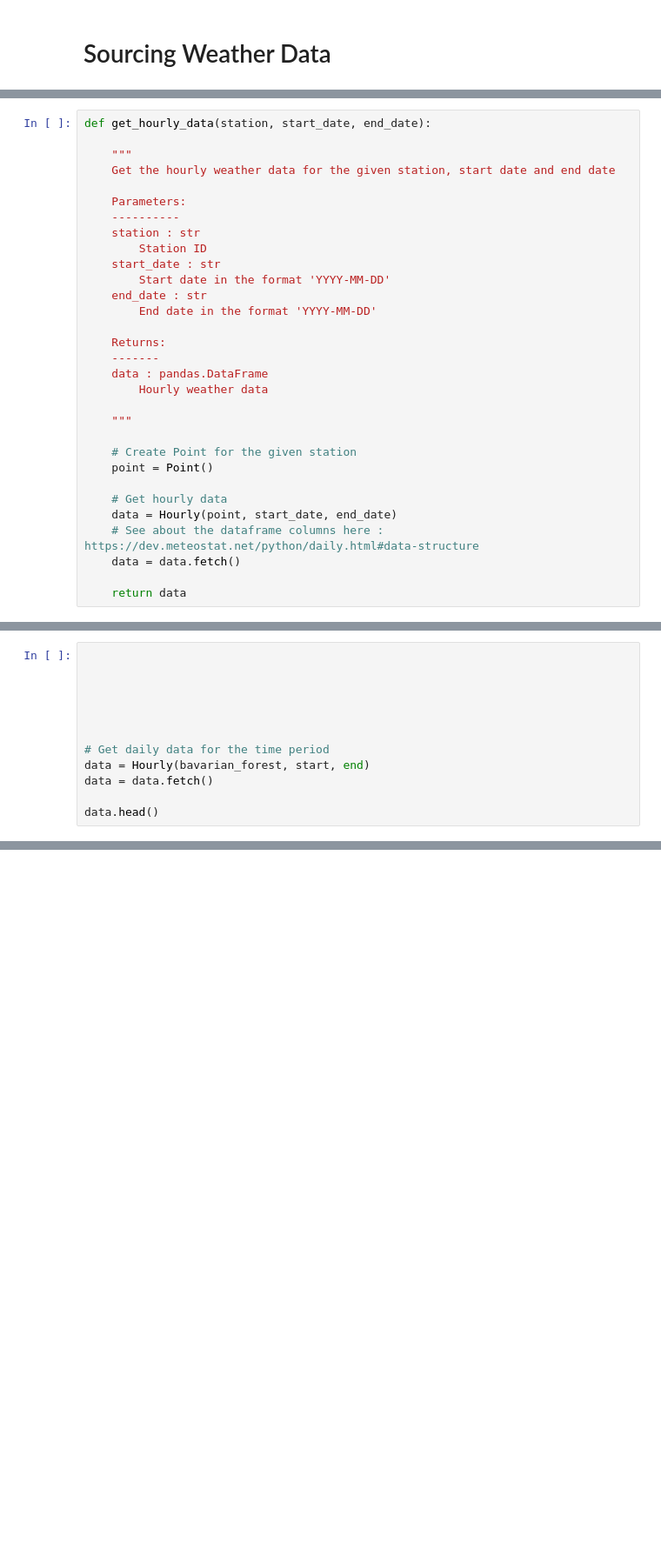
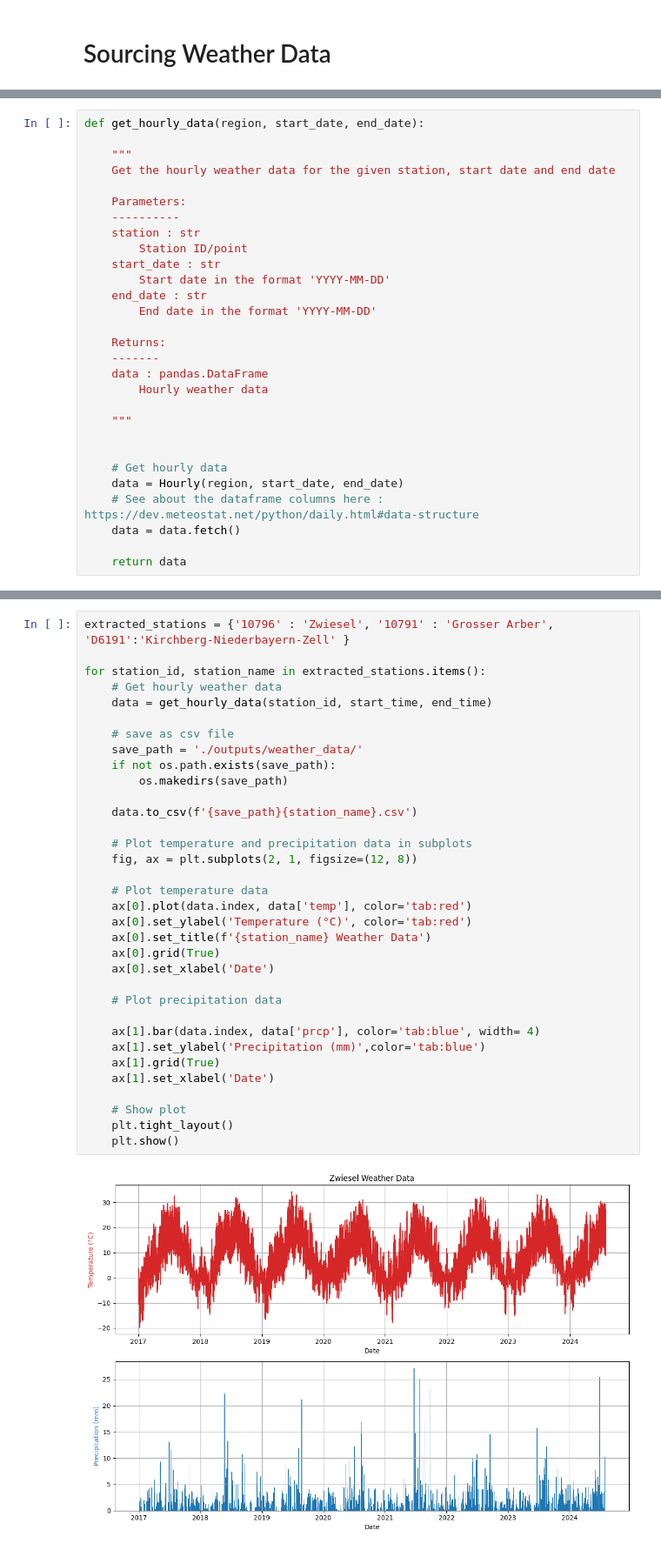
Before and after one commit to m-mango/bavarian-forest-visitor-monitoring-dssgx-24, a Jupyter notebook: weather_data_sourcing.ipynb, the cells around one changed output, grey strips where cells are left out. Shown: that part at 87% size. Drawn from its saved outputs; the diff is of its cells as text; blank space fills up the shorter version.

Commit message:
added notebook to source weather data

```diff
--- a/weather_data_sourcing.ipynb
+++ b/weather_data_sourcing.ipynb
@@ -43,5 +77,5 @@ def get_stations_nearby(lat, lon,station_count):
 # %%
-def get_hourly_data(station, start_date, end_date):
+def get_hourly_data(region, start_date, end_date):
 
     """
     Get the hourly weather data for the given station, start date and end date
@@ -49,7 +83,7 @@ def get_hourly_data(station, start_date, end_date):
     Parameters:
     ----------
     station : str
-        Station ID
+        Station ID/point
     start_date : str
         Start date in the format 'YYYY-MM-DD'
     end_date : str
@@ -62,11 +96,9 @@ def get_hourly_data(station, start_date, end_date):
 
     """
 
-    # Create Point for the given station
-    point = Point()
 
     # Get hourly data
-    data = Hourly(point, start_date, end_date)
+    data = Hourly(region, start_date, end_date)
     # See about the dataframe columns here : https://dev.meteostat.net/python/daily.html#data-structure
     data = data.fetch()
 
@@ -93,12 +105,0 @@ print(type(start_time))
-# %%
-
-
-
-
-
-
-# Get daily data for the time period
-data = Hourly(bavarian_forest, start, end)
-data = data.fetch()
-
-data.head()
@@ -117,0 +119,36 @@ plt.show()
+# %%
+extracted_stations = {'10796' : 'Zwiesel', '10791' : 'Grosser Arber', 'D6191':'Kirchberg-Niederbayern-Zell' }
+
+for station_id, station_name in extracted_stations.items():
+    # Get hourly weather data
+    data = get_hourly_data(station_id, start_time, end_time)
+
+    # save as csv file
+    save_path = './outputs/weather_data/'
+    if not os.path.exists(save_path):
+        os.makedirs(save_path)
+
+    data.to_csv(f'{save_path}{station_name}.csv')
+
+    # Plot temperature and precipitation data in subplots
+    fig, ax = plt.subplots(2, 1, figsize=(12, 8))
+
+    # Plot temperature data
+    ax[0].plot(data.index, data['temp'], color='tab:red')
+    ax[0].set_ylabel('Temperature (°C)', color='tab:red')
+    ax[0].set_title(f'{station_name} Weather Data')
+    ax[0].grid(True)
+    ax[0].set_xlabel('Date')
+
+    # Plot precipitation data
+
+    ax[1].bar(data.index, data['prcp'], color='tab:blue', width= 4)
+    ax[1].set_ylabel('Precipitation (mm)',color='tab:blue')
+    ax[1].grid(True)
+    ax[1].set_xlabel('Date')
+
+    # Show plot
+    plt.tight_layout()
+    plt.show()
+# %% [output]
+[figure, added]
```
Also changed, not shown: parts of 17 cells of this notebook.
